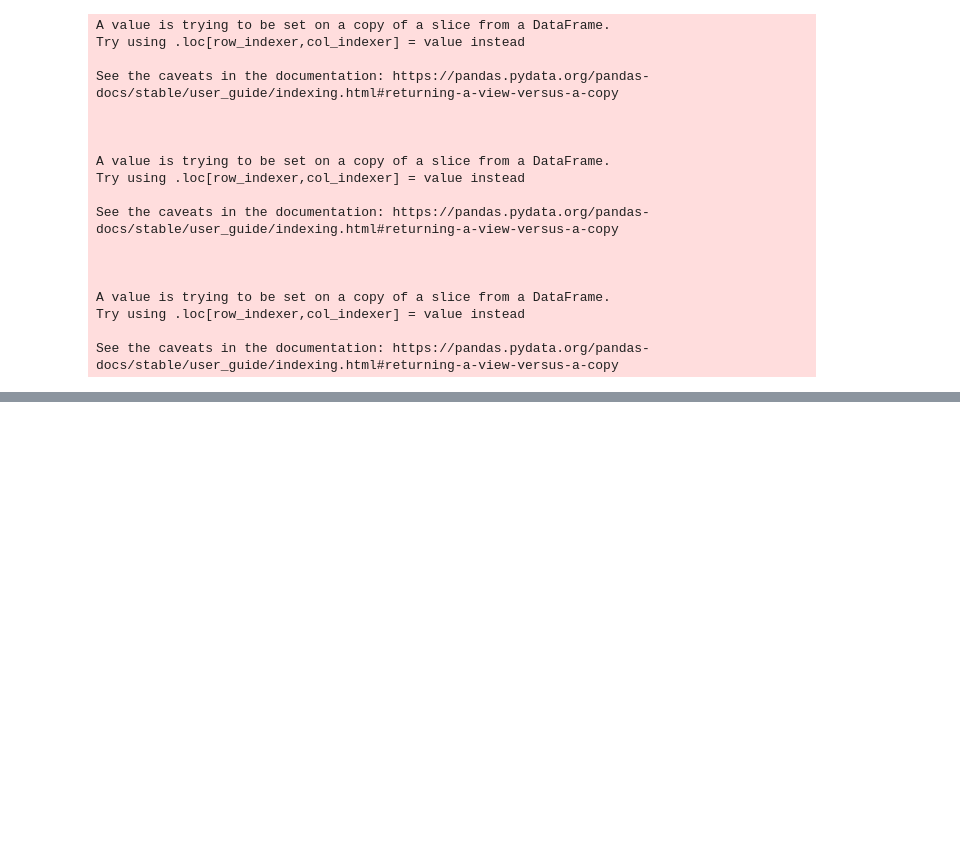
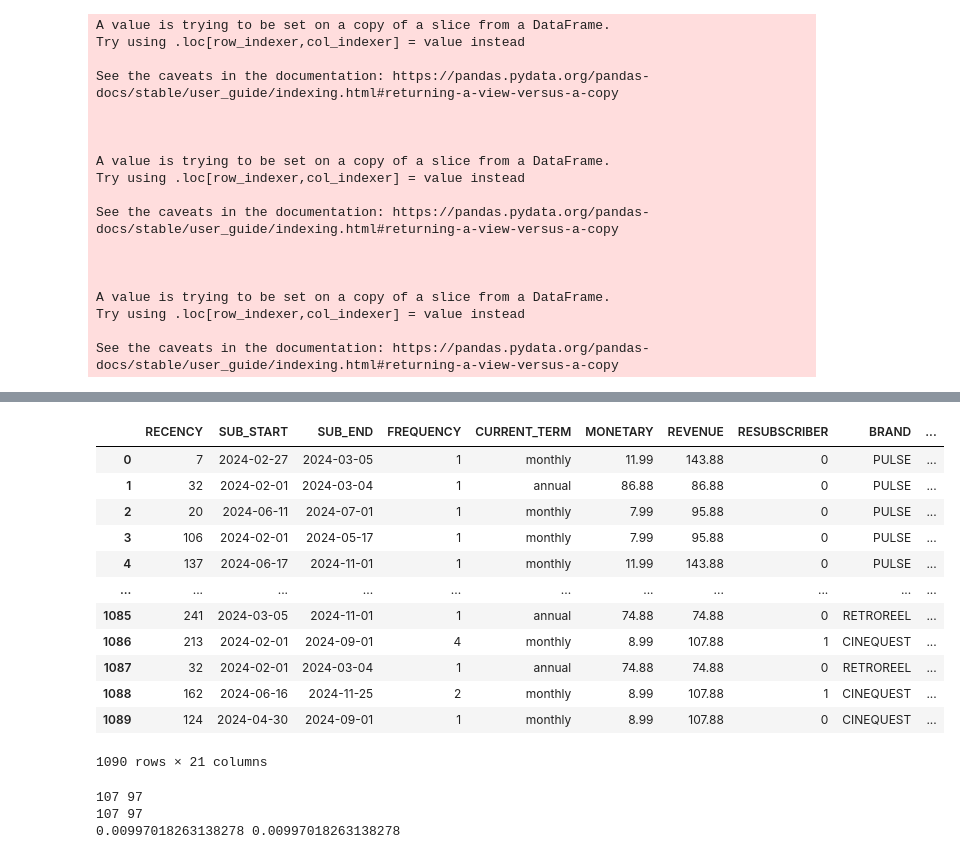
Before and after one commit to RussellXia/NYU_Capstone_Project, a Jupyter notebook: Spring/eda.ipynb, the cells around one changed output, grey strips where cells are left out. Saved outputs shown, nothing was run; the diff lists cells and outputs as text; code cells hidden in the pictures; blank space fills up the shorter version.

Commit message:
add multi sub option3 & ltv label for data split

```diff
--- a/Spring/eda.ipynb
+++ b/Spring/eda.ipynb
@@ -1031,0 +986,4 @@ sub_test[['SUB_START', 'SUB_END', 'Churned']]
+# %%
+sub_train = sub_train.drop('Unnamed: 0', axis=1)
+sub_val = sub_val.drop('Unnamed: 0', axis=1)
+sub_test = sub_test.drop('Unnamed: 0', axis=1)
@@ -1031,0 +1000,13 @@ sub_test[['SUB_START', 'SUB_END', 'Churned']]
+# %%
+sub_train_id = sub_train['Capstone_id']
+sub_val_filtered = sub_val[sub_val['Capstone_id'].isin(sub_train_id)][['Capstone_id', 'Segment', 'REVENUE_RECALC']]
+
+# training set LTV label based on validation segment which depends on RFM
+sub_train_segment = sub_train.merge(sub_val_filtered[['Capstone_id', 'Segment']], on='Capstone_id', how='inner')
+
+# training set LTV label based on validation monetary value only
+sub_train_monetary = sub_train.merge(sub_val_filtered[['Capstone_id', 'REVENUE_RECALC']], on='Capstone_id', how='inner')
+
+print(sub_train_segment.shape[0], sub_train_segment['Capstone_id'].nunique())
+print(sub_train_monetary.shape[0], sub_train_monetary['Capstone_id'].nunique())
+print(sub_train_segment.shape[0]/sub_train.shape[0], sub_train_monetary.shape[0]/sub_train.shape[0])
@@ -1031,0 +1017,8 @@ sub_test[['SUB_START', 'SUB_END', 'Churned']]
+# %%
+sub_train_monetary = sub_train_monetary.rename(columns={'REVENUE_RECALC_x':'Revenue_Recalc', 'REVENUE_RECALC_y':'Revenue_3m'})
+
+kmeans = KMeans(n_clusters=3)
+kmeans.fit(sub_train_monetary[['Revenue_3m']])
+sub_train_monetary['LTVCluster'] = kmeans.predict(sub_train_monetary[['Revenue_3m']])
+sub_train_monetary = order_cluster('LTVCluster', 'Revenue_3m', sub_train_monetary, True)
+sub_train_monetary.groupby('LTVCluster')['Revenue_3m'].describe()
@@ -1031,0 +1033,33 @@ sub_test[['SUB_START', 'SUB_END', 'Churned']]
+# %%
+sub_train_monetary
+# %% [output]
+|  | RECENCY | SUB_START | SUB_END | FREQUENCY | CURRENT_TERM | MONETARY | REVENUE | RESUBSCRIBER | BRAND | ... |
+| 0 | 7 | 2024-02-27 | 2024-03-05 | 1 | monthly | 11.99 | 143.88 | 0 | PULSE | ... |
+| 1 | 32 | 2024-02-01 | 2024-03-04 | 1 | annual | 86.88 | 86.88 | 0 | PULSE | ... |
+| 2 | 20 | 2024-06-11 | 2024-07-01 | 1 | monthly | 7.99 | 95.88 | 0 | PULSE | ... |
+| 3 | 106 | 2024-02-01 | 2024-05-17 | 1 | monthly | 7.99 | 95.88 | 0 | PULSE | ... |
+| 4 | 137 | 2024-06-17 | 2024-11-01 | 1 | monthly | 11.99 | 143.88 | 0 | PULSE | ... |
+| ... | ... | ... | ... | ... | ... | ... | ... | ... | ... | ... |
+| 1085 | 241 | 2024-03-05 | 2024-11-01 | 1 | annual | 74.88 | 74.88 | 0 | RETROREEL | ... |
+| 1086 | 213 | 2024-02-01 | 2024-09-01 | 4 | monthly | 8.99 | 107.88 | 1 | CINEQUEST | ... |
+| 1087 | 32 | 2024-02-01 | 2024-03-04 | 1 | annual | 74.88 | 74.88 | 0 | RETROREEL | ... |
+| 1088 | 162 | 2024-06-16 | 2024-11-25 | 2 | monthly | 8.99 | 107.88 | 1 | CINEQUEST | ... |
+| 1089 | 124 | 2024-04-30 | 2024-09-01 | 1 | monthly | 8.99 | 107.88 | 0 | CINEQUEST | ... |
+1090 rows × 21 columns
+# %%
+sub_val_id = sub_val['Capstone_id']
+sub_test_filtered = sub_test[sub_test['Capstone_id'].isin(sub_val_id)][['Capstone_id', 'Segment', 'REVENUE_RECALC']]
+
+# training set LTV label based on validation segment which depends on RFM
+sub_val_segment = sub_val.merge(sub_test_filtered[['Capstone_id', 'Segment']], on='Capstone_id', how='inner')
+
+# training set LTV label based on validation monetary value only
+sub_val_monetary = sub_val.merge(sub_test_filtered[['Capstone_id', 'REVENUE_RECALC']], on='Capstone_id', how='inner')
+
+print(sub_val_segment.shape[0], sub_val_segment['Capstone_id'].nunique())
+print(sub_val_monetary.shape[0], sub_val_monetary['Capstone_id'].nunique())
+print(sub_val_segment.shape[0]/sub_val.shape[0], sub_val_monetary.shape[0]/sub_val.shape[0])
+# %% [output]
+107 97
+107 97
+0.00997018263138278 0.00997018263138278
```
Also changed, not shown: parts of 14 cells of this notebook.
